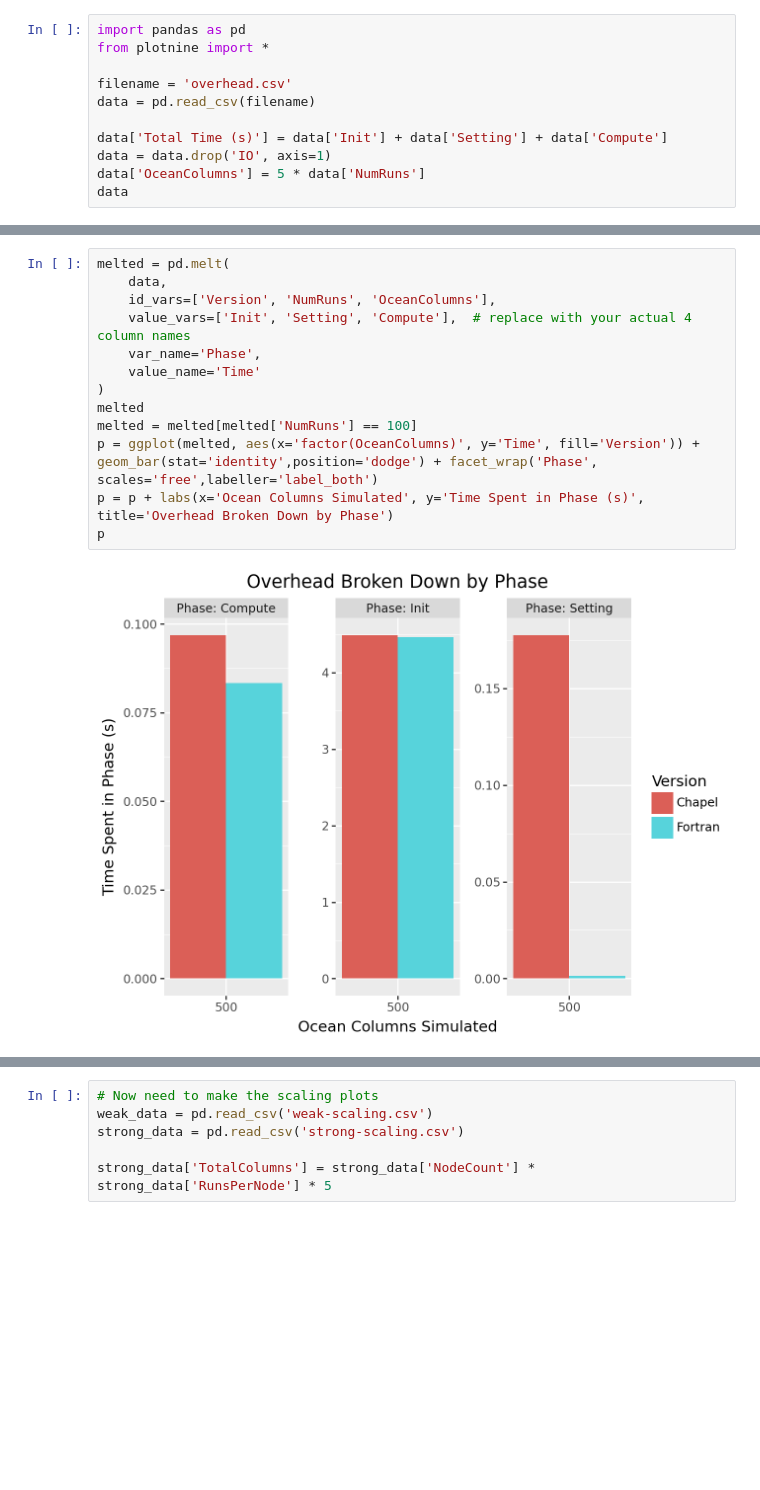
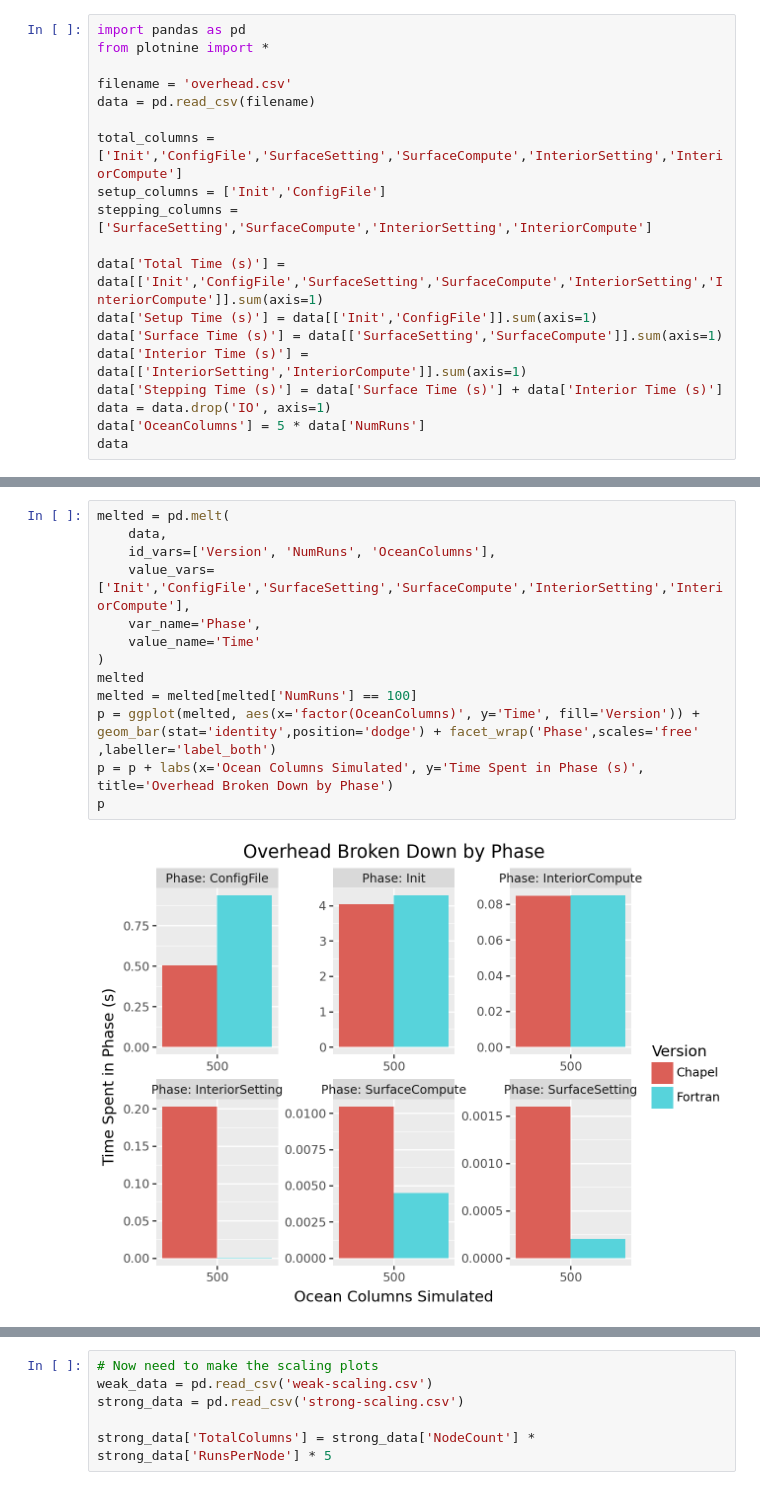
Before and after one commit to brandon-neth/MarblChapel, a Jupyter notebook: performance/analyze-and-plot.ipynb, the cells around one changed output, grey strips where cells are left out. Cells and saved outputs as stored; diff of their text form; blank space fills up the shorter version.

```diff
--- a/performance/analyze-and-plot.ipynb
+++ b/performance/analyze-and-plot.ipynb
@@ -5,7 +5,15 @@ from plotnine import *
 filename = 'overhead.csv'
 data = pd.read_csv(filename)
 
-data['Total Time (s)'] = data['Init'] + data['Setting'] + data['Compute']
+total_columns = ['Init','ConfigFile','SurfaceSetting','SurfaceCompute','InteriorSetting','InteriorCompute']
+setup_columns = ['Init','ConfigFile']
+stepping_columns = ['SurfaceSetting','SurfaceCompute','InteriorSetting','InteriorCompute']
+
+data['Total Time (s)'] = data[['Init','ConfigFile','SurfaceSetting','SurfaceCompute','InteriorSetting','InteriorCompute']].sum(axis=1)
+data['Setup Time (s)'] = data[['Init','ConfigFile']].sum(axis=1)
+data['Surface Time (s)'] = data[['SurfaceSetting','SurfaceCompute']].sum(axis=1)
+data['Interior Time (s)'] = data[['InteriorSetting','InteriorCompute']].sum(axis=1)
+data['Stepping Time (s)'] = data['Surface Time (s)'] + data['Interior Time (s)']
 data = data.drop('IO', axis=1)
 data['OceanColumns'] = 5 * data['NumRuns']
 data
@@ -53,15 +64,15 @@ p
 # %%
 melted = pd.melt(
     data,
     id_vars=['Version', 'NumRuns', 'OceanColumns'],
-    value_vars=['Init', 'Setting', 'Compute'],  # replace with your actual 4 column names
+    value_vars=['Init','ConfigFile','SurfaceSetting','SurfaceCompute','InteriorSetting','InteriorCompute'],
     var_name='Phase',
     value_name='Time'
 )
 melted
 melted = melted[melted['NumRuns'] == 100]
-p = ggplot(melted, aes(x='factor(OceanColumns)', y='Time', fill='Version')) + geom_bar(stat='identity',position='dodge') + facet_wrap('Phase', scales='free',labeller='label_both')
+p = ggplot(melted, aes(x='factor(OceanColumns)', y='Time', fill='Version')) + geom_bar(stat='identity',position='dodge') + facet_wrap('Phase',scales='free' ,labeller='label_both')
 p = p + labs(x='Ocean Columns Simulated', y='Time Spent in Phase (s)', title='Overhead Broken Down by Phase')
 p
 # %% [output]
-[figure, old version]
+[figure, new version]
```
Also changed, not shown: parts of 6 cells of this notebook, 5 other files.
